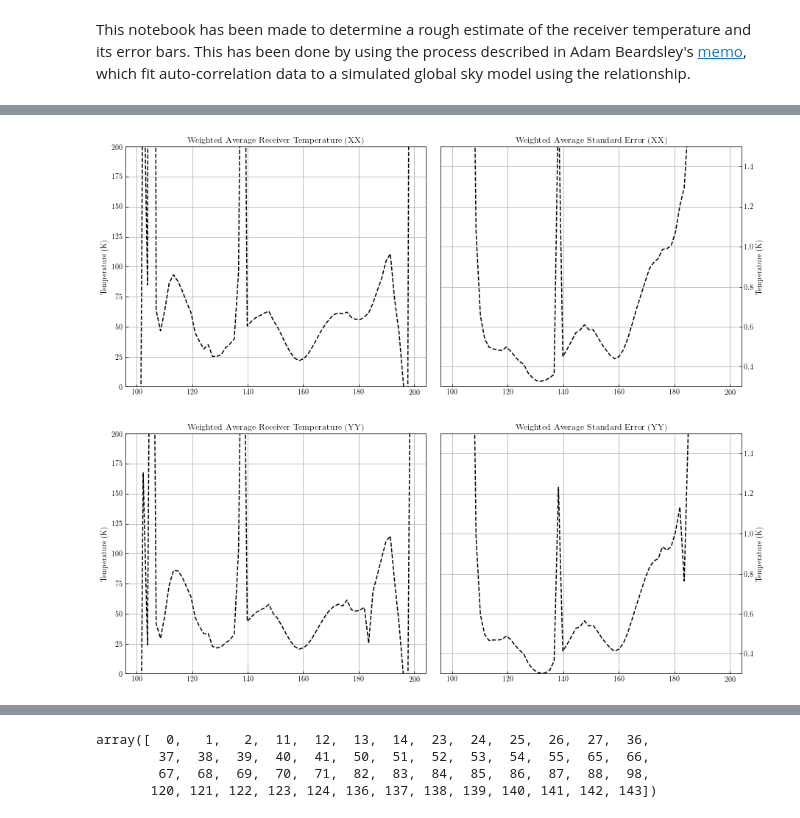
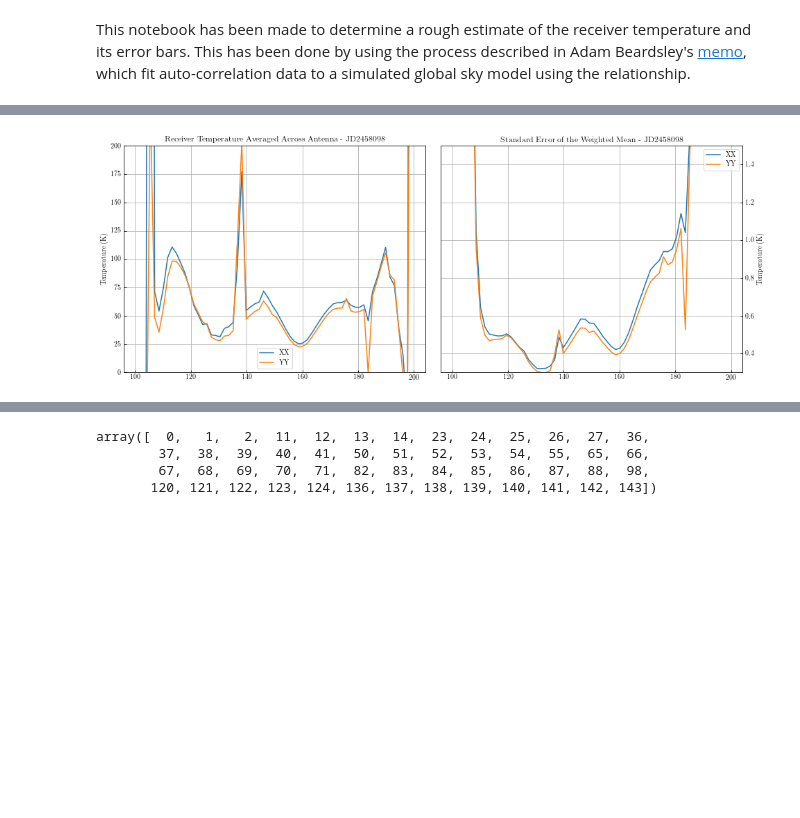
Before and after one commit to tyler-a-cox/HERA_Tsys, a Jupyter notebook: notebooks/HERA_Tsys_auto_fits.ipynb, the cells around one changed output, grey strips where cells are left out. Drawn from its saved outputs; the diff is of its cells as text; code cells hidden in the pictures; blank space fills up the shorter version.

```diff
--- a/notebooks/HERA_Tsys_auto_fits.ipynb
+++ b/notebooks/HERA_Tsys_auto_fits.ipynb
@@ -24,7 +24,7 @@ def curve_to_fit(lsts, gain, offset):
     global interp_values
     return (gain * interp_values + offset)
 # %%
-JD = 2458116
+JD = 2458098
 
 # Tsky_file = '/data4/tcox/HERA_IDR1_analysis/HERA_Tsky.npz'
 Tsky_file = '/Users/tyler/Desktop/Research/Tsys/data/HERA_tsky_fast.npz'
@@ -127,9 +117,9 @@ for poli, pol in enumerate(pols):
     axarr[0].set_ylabel('Temperature (K)')
     axarr[0].set_xlabel('Frequency (MHz)')
     axarr[1].set_xlabel('Frequency (MHz)')
-    axarr[poli].set_title('Receiver Temperature - JD{JD} ({pol})'.format(JD=jd,pol=2*pol))
+    axarr[poli].set_title('Receiver Temperature - JD{JD} ({pol})'.format(JD=JD,pol=2*pol))
     axarr[poli].grid()
 
 plt.subplots_adjust(wspace=0.05)
-#plt.savefig('/Users/tyler/Desktop/Research/Tsys/Tsys_plots/IDR2/{JD}/receiver_temp_{JD}.png'.format(JD=JD), bbox_inches='tight')
+plt.savefig('/Users/tyler/Desktop/Research/Tsys/Tsys_plots/IDR2/{JD}/receiver_temp_{JD}.png'.format(JD=JD), bbox_inches='tight')
 # %% [output]
@@ -179,32 +169,29 @@ plt.subplots_adjust(wspace=0.05)
 # %%
 avg_temps = np.zeros((2, rxr_temp.shape[2]))
 avg_err = np.zeros((2, rxr_temp.shape[2]))
 
+fig, axarr = plt.subplots(1, 2, figsize=(16, 6))
+
 for poli, pol in enumerate(pols):
-    fig, axarr = plt.subplots(1, 2, figsize=(15, 6))
     for i in np.arange(rxr_temp.shape[2]):
-        #idx_min = np.where(rxr_temp[1, :, i] > 0)[0]
-        #idx = np.where(rxr_temp[1, :, i] < 1e5)[0]
-        #idx = np.intersect1d(idx_min, idx_max)
-        avg_temps[poli,i] = np.average(rxr_temp[poli,:,i], weights=1.0/rxr_temp_err[poli,:,i]**2)
-        avg_err[poli,i] = np.sqrt(1.0 / np.sum(1.0 / rxr_temp_err[poli,:,i]**2))
+        avg_temps[poli,i] = np.average(rxr_temp[poli,:,i], weights=1.0/rxr_temp_err[poli,:,i])
+        avg_err[poli,i] = np.sqrt(1.0 / np.sum(rxr_temp_err[poli,:,i]**(-2)) )
 
-    axarr[0].plot(freqs, avg_temps[poli,:], 'k--')
-    axarr[0].set_title('Weighted Average Receiver Temperature ({})'.format(2*pol))
+    axarr[0].plot(freqs, avg_temps[poli,:], label=str(2*pol))
+    axarr[0].set_title('Receiver Temperature Averaged Across Antenna - JD{}'.format(JD))
     axarr[0].set_ylim([0,200])
     axarr[0].set_ylabel('Temperature (K)')
     axarr[1].set_ylabel('Temperature (K)')
-    axarr[1].plot(freqs, avg_err[poli,:], 'k--')
-    axarr[1].set_title('Weighted Average Standard Error ({})'.format(2*pol))
+    axarr[1].plot(freqs, avg_err[poli,:], label=str(2*pol))
+    axarr[1].set_title('Standard Error of the Weighted Mean - JD{}'.format(JD))
     axarr[1].yaxis.tick_right()
     axarr[1].yaxis.set_label_position("right")
     axarr[1].set_ylim([0.3,1.5])
-    axarr[0].grid()
-    axarr[1].grid()
-    plt.subplots_adjust(wspace=0.05)
-    plt.show()
+    axarr[0].legend()
+    axarr[1].legend()
+    axarr[poli].grid()
 
-#np.savez('average_temp_{pol}_{JD}'.format(pol=pols[0], JD=JD), avg_temps=avg_temps, avg_err=avg_err)
+plt.subplots_adjust(wspace=0.05)
+plt.savefig('/Users/tyler/Desktop/Research/Tsys/Tsys_plots/IDR2/{JD}/avg_temp_w_err_{JD}.png'.format(JD=JD), bbox_inches='tight')
 # %% [output]
-[figure, old version]
+[figure, new version]
-[figure, removed]
```
Also changed, not shown: parts of 9 cells of this notebook.
